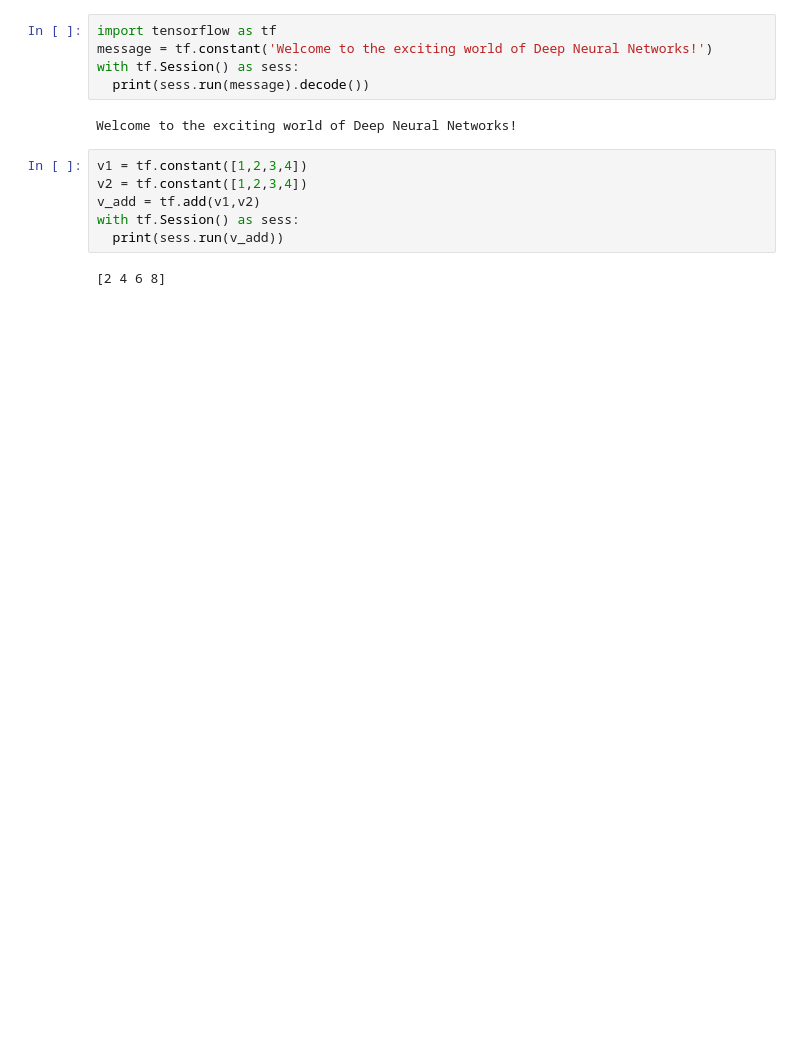
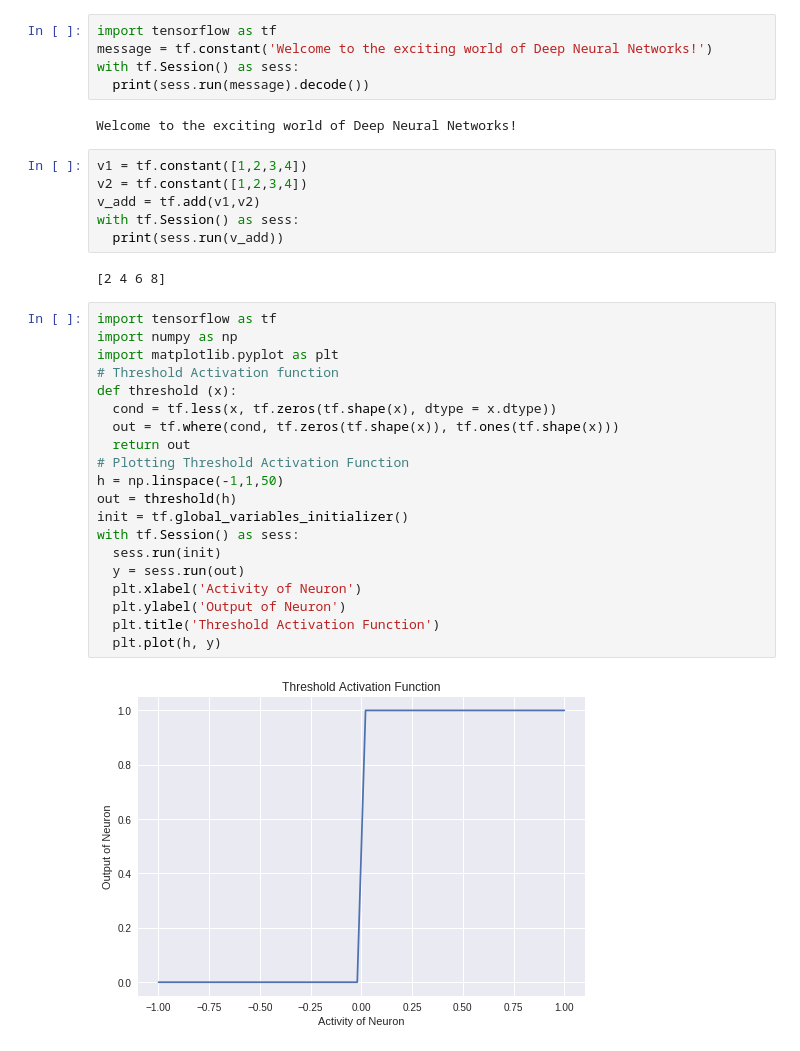
Before and after one commit to gtyagi777/CNN-Projects, a Jupyter notebook: LearningTensorFlow.ipynb, the cells around one changed output. Saved outputs shown, nothing was run; the diff lists cells and outputs as text; blank space fills up the shorter version.

```diff
--- a/LearningTensorFlow.ipynb
+++ b/LearningTensorFlow.ipynb
@@ -15,3 +15,25 @@ with tf.Session() as sess:
   print(sess.run(v_add))
 # %% [output]
 [2 4 6 8]
+# %%
+import tensorflow as tf
+import numpy as np
+import matplotlib.pyplot as plt
+# Threshold Activation function
+def threshold (x):
+  cond = tf.less(x, tf.zeros(tf.shape(x), dtype = x.dtype))
+  out = tf.where(cond, tf.zeros(tf.shape(x)), tf.ones(tf.shape(x)))
+  return out
+# Plotting Threshold Activation Function
+h = np.linspace(-1,1,50)
+out = threshold(h)
+init = tf.global_variables_initializer()
+with tf.Session() as sess:
+  sess.run(init)
+  y = sess.run(out)
+  plt.xlabel('Activity of Neuron')
+  plt.ylabel('Output of Neuron')
+  plt.title('Threshold Activation Function')
+  plt.plot(h, y)
+# %% [output]
+[figure, added]
```
Also changed, not shown: parts of 1 cell of this notebook.
